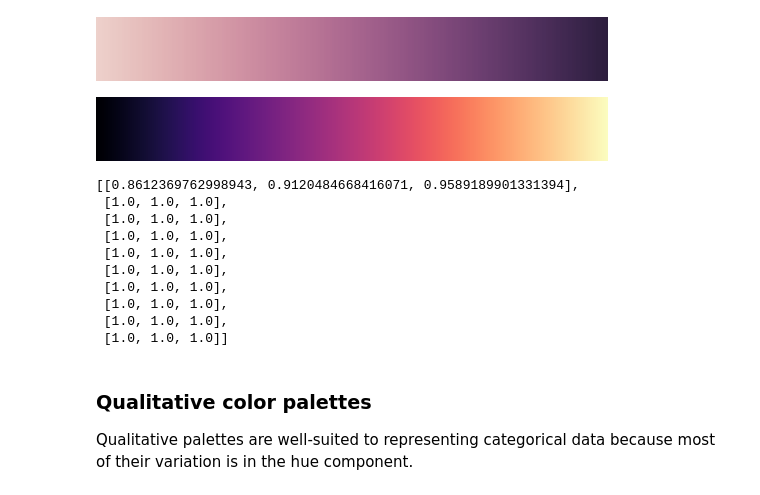
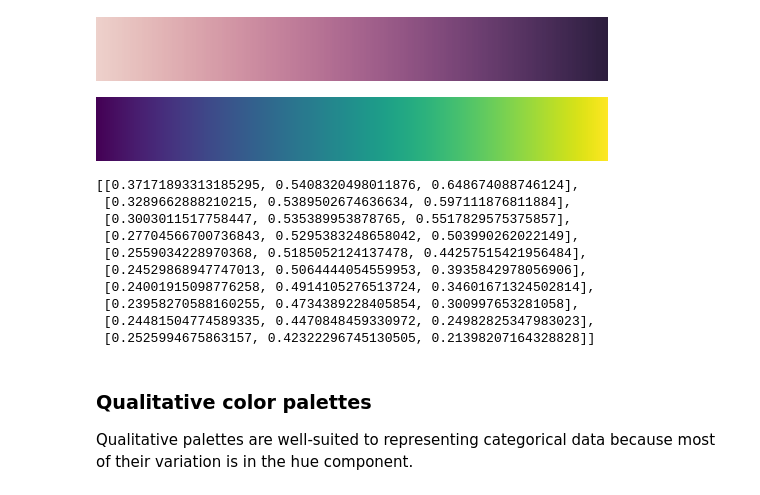
Before and after one commit to mcschuman/ChemicalDataScience103, a Jupyter notebook: lectures/session20/materials/colour_palettes.ipynb, the cells around one changed output. Drawn from its saved outputs; the diff is of its cells as text; code cells hidden in the pictures.

```diff
--- a/lectures/session20/materials/colour_palettes.ipynb
+++ b/lectures/session20/materials/colour_palettes.ipynb
@@ -30,26 +30,26 @@ sns.cubehelix_palette(as_cmap=True)
 [figure]
 # %%
 # Matplotlib palettes: "viridis", "cividis", "magma"
-sns.color_palette("magma", as_cmap=True)
+sns.color_palette("viridis", as_cmap=True)
 # %% [output]
-[figure, old version]
+[figure, new version]
 # %%
 # Custom cubehelix palette:
 # start = starting position in color wheel (0-3) ...see here: https://color-space.io/cubehelix
 # rot = rotation of colour wheel = change of hues
 # dark and light: darkest and lightest colours on the palette
-sns.cubehelix_palette(start=0, rot=1, dark=3, light=0.9, n_colors=10)
+sns.cubehelix_palette(start=207, rot=1.76, dark=0.35, light=0.5, n_colors=10)
 # %% [output]
-[[0.8612369762998943, 0.9120484668416071, 0.9589189901331394],
- [1.0, 1.0, 1.0],
- [1.0, 1.0, 1.0],
- [1.0, 1.0, 1.0],
- [1.0, 1.0, 1.0],
- [1.0, 1.0, 1.0],
- [1.0, 1.0, 1.0],
- [1.0, 1.0, 1.0],
- [1.0, 1.0, 1.0],
- [1.0, 1.0, 1.0]]
+[[0.37171893313185295, 0.5408320498011876, 0.648674088746124],
+ [0.3289662888210215, 0.5389502674636634, 0.597111876811884],
+ [0.3003011517758447, 0.535389953878765, 0.5517829575375857],
+ [0.27704566700736843, 0.5295383248658042, 0.503990262022149],
+ [0.2559034228970368, 0.5185052124137478, 0.44257515421956484],
+ [0.24529868947747013, 0.5064444054559953, 0.3935842978056906],
+ [0.24001915098776258, 0.4914105276513724, 0.34601671324502814],
+ [0.23958270588160255, 0.4734389228405854, 0.300997653281058],
+ [0.24481504774589335, 0.4470848459330972, 0.24982825347983023],
+ [0.2525994675863157, 0.42322296745130505, 0.21398207164328828]]
 # %% [markdown]
 ### Qualitative color palettes
 
```
Also changed, not shown: parts of 6 cells of this notebook, 2 other files.
